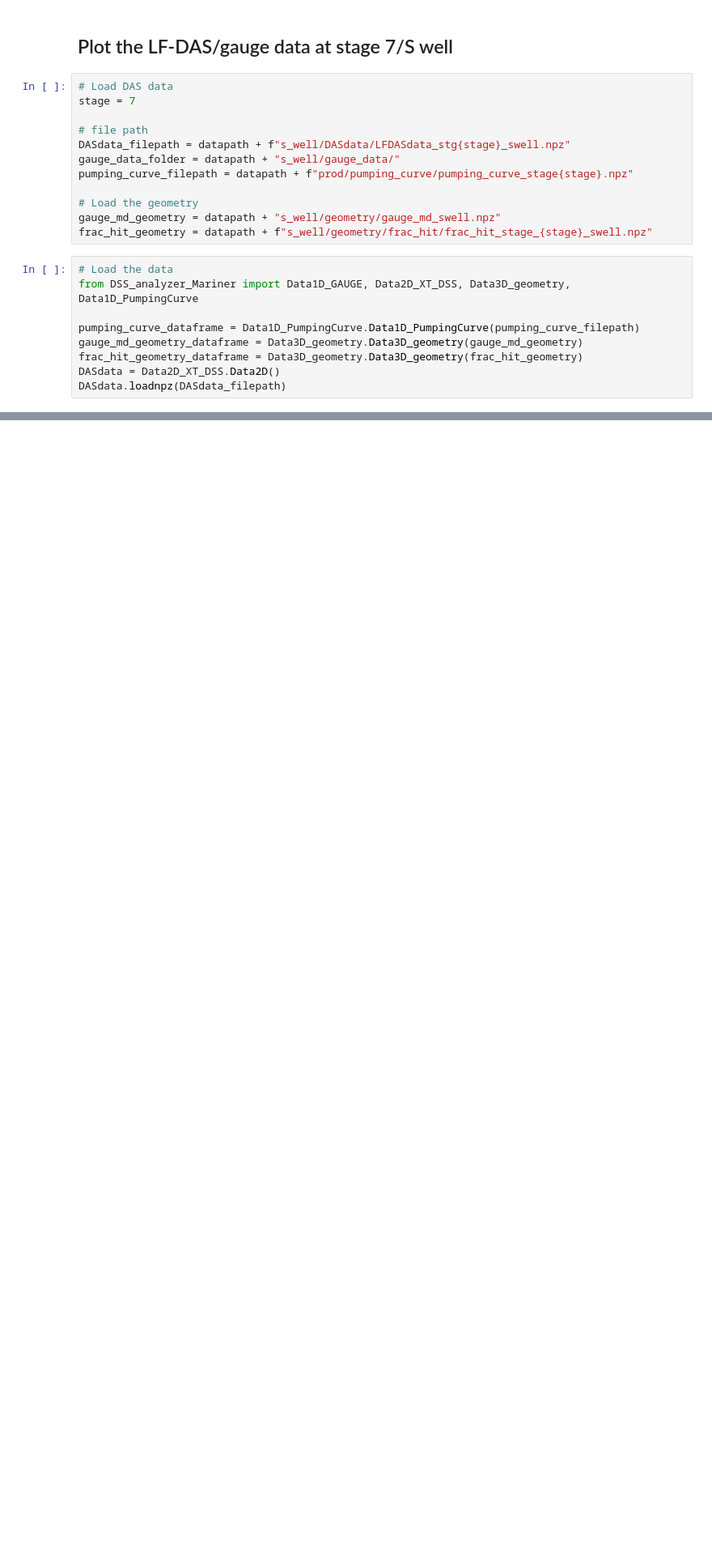
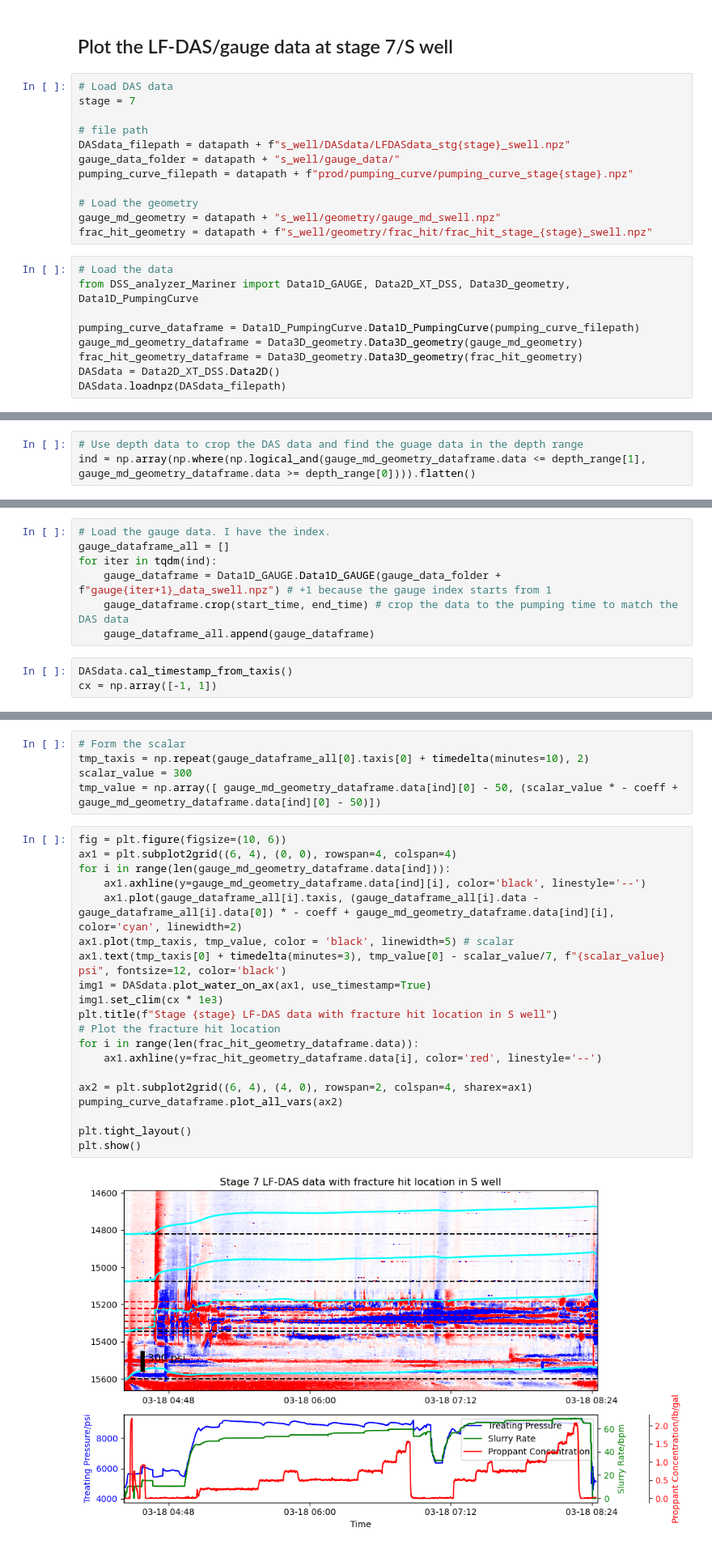
Before and after one commit to shenyaojin/well_leakage_physical_model, a Jupyter notebook: 040_history_matching_new.ipynb, the cells around one changed output, grey strips where cells are left out. Shown at 81% size. Drawn from its saved outputs; the diff is of its cells as text; blank space fills up the shorter version.

Commit message:
Update on dynamic time sampling

```diff
--- a/040_history_matching_new.ipynb
+++ b/040_history_matching_new.ipynb
@@ -36,0 +51,3 @@ DASdata.loadnpz(DASdata_filepath)
+# %%
+# Use depth data to crop the DAS data and find the guage data in the depth range
+ind = np.array(np.where(np.logical_and(gauge_md_geometry_dataframe.data <= depth_range[1], gauge_md_geometry_dataframe.data >= depth_range[0]))).flatten()
@@ -36,0 +61,10 @@ DASdata.loadnpz(DASdata_filepath)
+# %%
+# Load the gauge data. I have the index.
+gauge_dataframe_all = []
+for iter in tqdm(ind):
+    gauge_dataframe = Data1D_GAUGE.Data1D_GAUGE(gauge_data_folder + f"gauge{iter+1}_data_swell.npz") # +1 because the gauge index starts from 1
+    gauge_dataframe.crop(start_time, end_time) # crop the data to the pumping time to match the DAS data
+    gauge_dataframe_all.append(gauge_dataframe)
+# %%
+DASdata.cal_timestamp_from_taxis()
+cx = np.array([-1, 1])
@@ -36,0 +73,27 @@ DASdata.loadnpz(DASdata_filepath)
+# %%
+# Form the scalar
+tmp_taxis = np.repeat(gauge_dataframe_all[0].taxis[0] + timedelta(minutes=10), 2)
+scalar_value = 300
+tmp_value = np.array([ gauge_md_geometry_dataframe.data[ind][0] - 50, (scalar_value * - coeff + gauge_md_geometry_dataframe.data[ind][0] - 50)])
+# %%
+fig = plt.figure(figsize=(10, 6))
+ax1 = plt.subplot2grid((6, 4), (0, 0), rowspan=4, colspan=4)
+for i in range(len(gauge_md_geometry_dataframe.data[ind])):
+    ax1.axhline(y=gauge_md_geometry_dataframe.data[ind][i], color='black', linestyle='--')
+    ax1.plot(gauge_dataframe_all[i].taxis, (gauge_dataframe_all[i].data - gauge_dataframe_all[i].data[0]) * - coeff + gauge_md_geometry_dataframe.data[ind][i], color='cyan', linewidth=2)
+ax1.plot(tmp_taxis, tmp_value, color = 'black', linewidth=5) # scalar
+ax1.text(tmp_taxis[0] + timedelta(minutes=3), tmp_value[0] - scalar_value/7, f"{scalar_value} psi", fontsize=12, color='black')
+img1 = DASdata.plot_water_on_ax(ax1, use_timestamp=True)
+img1.set_clim(cx * 1e3)
+plt.title(f"Stage {stage} LF-DAS data with fracture hit location in S well")
+# Plot the fracture hit location
+for i in range(len(frac_hit_geometry_dataframe.data)):
+    ax1.axhline(y=frac_hit_geometry_dataframe.data[i], color='red', linestyle='--')
+
+ax2 = plt.subplot2grid((6, 4), (4, 0), rowspan=2, colspan=4, sharex=ax1)
+pumping_curve_dataframe.plot_all_vars(ax2)
+
+plt.tight_layout()
+plt.show()
+# %% [output]
+[figure, added]
```
Also changed, not shown: parts of 13 cells of this notebook, 2 other files.
